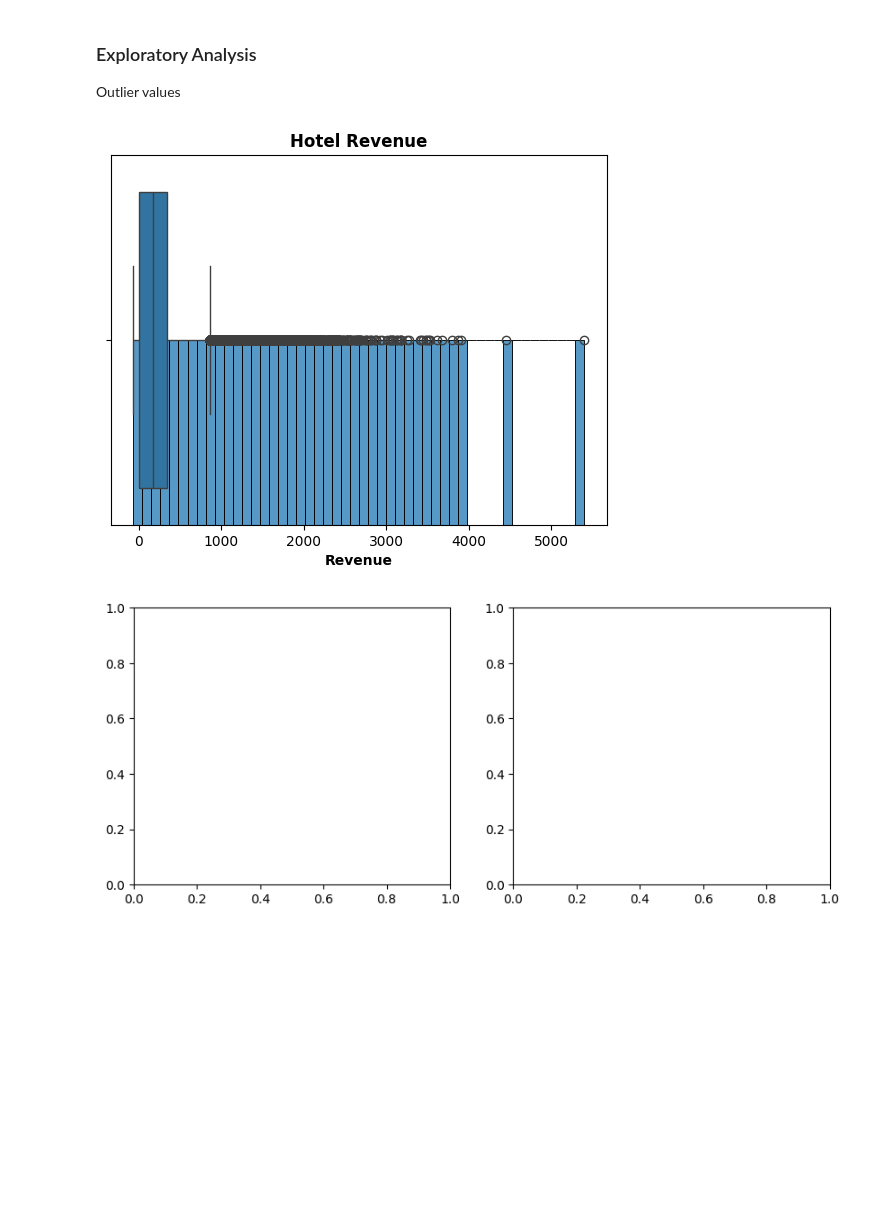
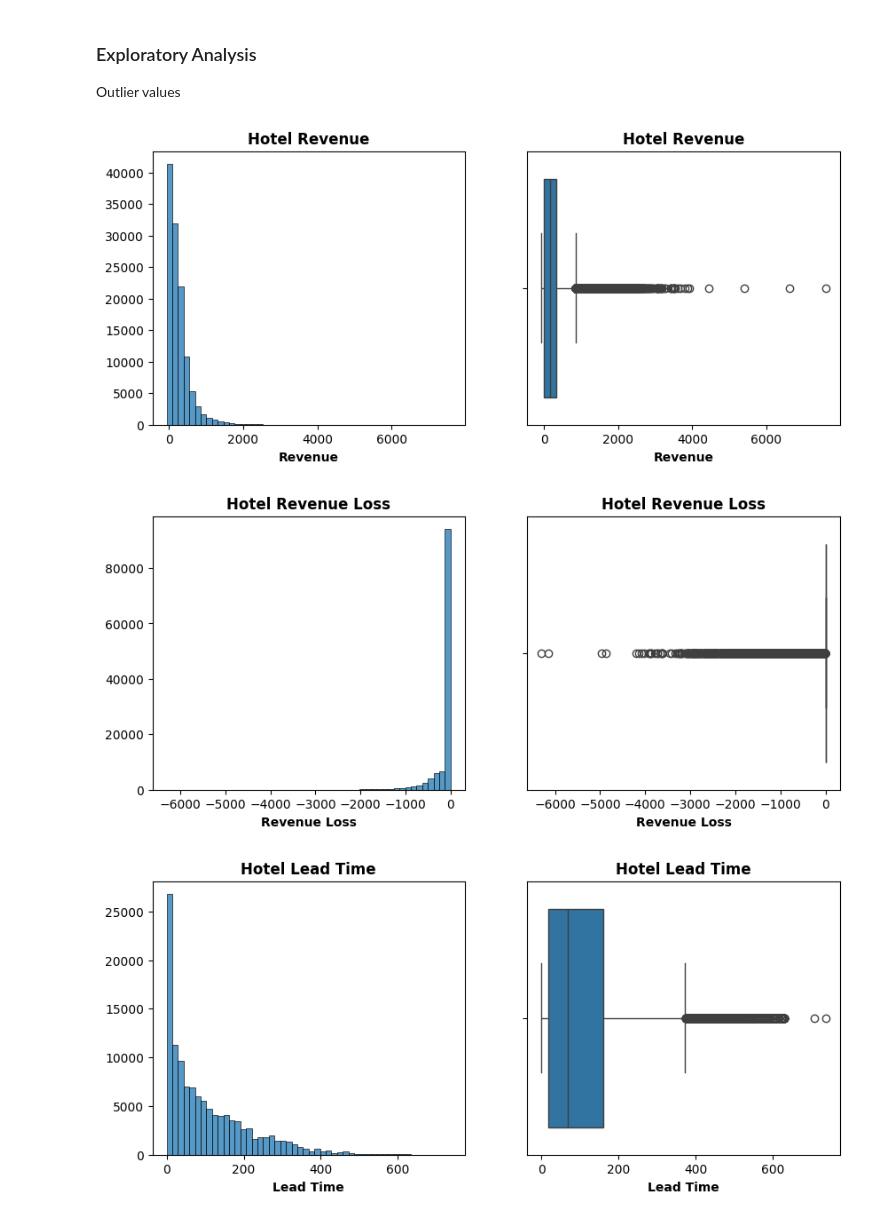
Before and after one commit to Merci93/Hotel_Booking_Analysis, a Jupyter notebook: src/hotel_booking_analysis.ipynb, the cells around one changed output. Cells and saved outputs as stored; diff of their text form; code cells hidden in the pictures; blank space fills up the shorter version.

```diff
--- a/src/hotel_booking_analysis.ipynb
+++ b/src/hotel_booking_analysis.ipynb
@@ -193,12 +200,49 @@ From the descriptive statistics, it can be observed that outlier values exists i
 # %% [markdown]
 ### Exploratory Analysis
 Outlier values
-# %%
-pyplot.figure(figsize = [10, 4])
-pyplot.subplot(1, 2, 1)
-plot(kind=seaborn.histplot, data=hotel_data_copy, x_arg="Revenue", title="Hotel Revenue", x_label="Revenue")
-pyplot.subplot(1, 2, 2)
-plot(kind=seaborn.boxplot, data=hotel_data_copy, x_arg="Revenue", title="Hotel Revenue", x_label="Revenue")
-# %% [output]
-[figure, removed]
-[figure, removed]
+# %%
+# Revenue
+pyplot.figure(figsize = [10, 4])
+pyplot.subplot(1, 2, 1)
+plot(kind=seaborn.histplot, data=hotel_data_copy, x_arg="Revenue", title="Hotel Revenue", x_label="Revenue")
+pyplot.subplot(1, 2, 2)
+plot(kind=seaborn.boxplot, data=hotel_data_copy, x_arg="Revenue", title="Hotel Revenue", x_label="Revenue")
+
+# Revenue Loss
+pyplot.figure(figsize = [10, 4])
+pyplot.subplot(1, 2, 1)
+plot(kind=seaborn.histplot, data=hotel_data_copy, x_arg="Revenue Loss", title="Hotel Revenue Loss", x_label="Revenue Loss")
+pyplot.subplot(1, 2, 2)
+plot(kind=seaborn.boxplot, data=hotel_data_copy, x_arg="Revenue Loss", title="Hotel Revenue Loss", x_label="Revenue Loss")
+
+# Lead Time
+pyplot.figure(figsize = [10, 4])
+pyplot.subplot(1, 2, 1)
+plot(kind=seaborn.histplot, data=hotel_data_copy, x_arg="Lead Time", title="Hotel Lead Time", x_label="Lead Time")
+pyplot.subplot(1, 2, 2)
+plot(kind=seaborn.boxplot, data=hotel_data_copy, x_arg="Lead Time", title="Hotel Lead Time", x_label="Lead Time")
+
+# Nights
+pyplot.figure(figsize = [10, 4])
+pyplot.subplot(1, 2, 1)
+plot(kind=seaborn.histplot, data=hotel_data_copy, x_arg="Nights", title="Nights", x_label="Nights")
+pyplot.subplot(1, 2, 2)
+plot(kind=seaborn.boxplot, data=hotel_data_copy, x_arg="Nights", title="Nights", x_label="Nights")
+
+# Guests
+pyplot.figure(figsize = [10, 4])
+pyplot.subplot(1, 2, 1)
+plot(kind=seaborn.histplot, data=hotel_data_copy, x_arg="Guests", title="Hotel Guests", x_label="Guests")
+pyplot.subplot(1, 2, 2)
+plot(kind=seaborn.boxplot, data=hotel_data_copy, x_arg="Guests", title="Hotel Guests", x_label="Guests")
+
+# Average Daily Rate
+pyplot.figure(figsize = [10, 4])
+pyplot.subplot(1, 2, 1)
+plot(kind=seaborn.histplot, data=hotel_data_copy, x_arg="Average Daily Rate", title="Average Daily Rate", x_label="Average Daily Rate")
+pyplot.subplot(1, 2, 2)
+plot(kind=seaborn.boxplot, data=hotel_data_copy, x_arg="Average Daily Rate", title="Average Daily Rate", x_label="Average Daily Rate")
+# %% [output]
+[figure, added]
+[figure, added]
+[figure, added]
```
Also changed, not shown: parts of 14 cells of this notebook.
